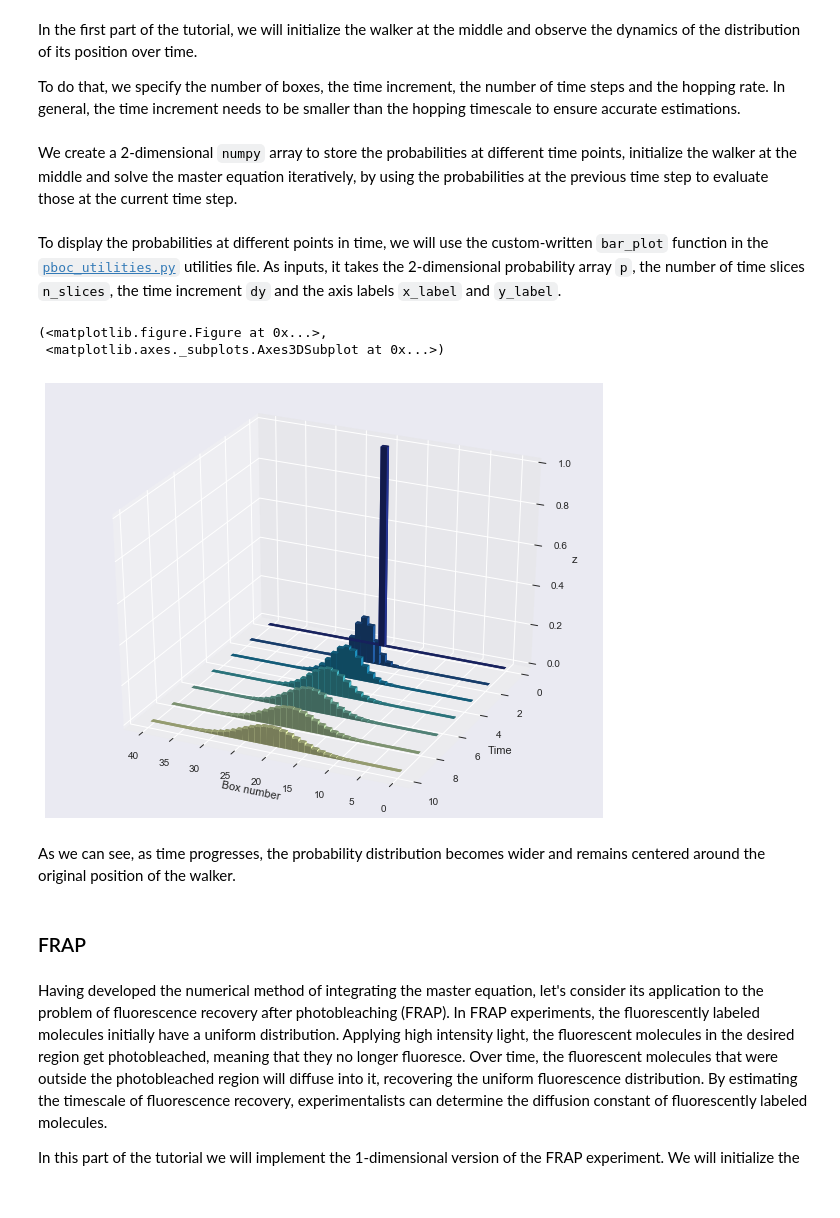
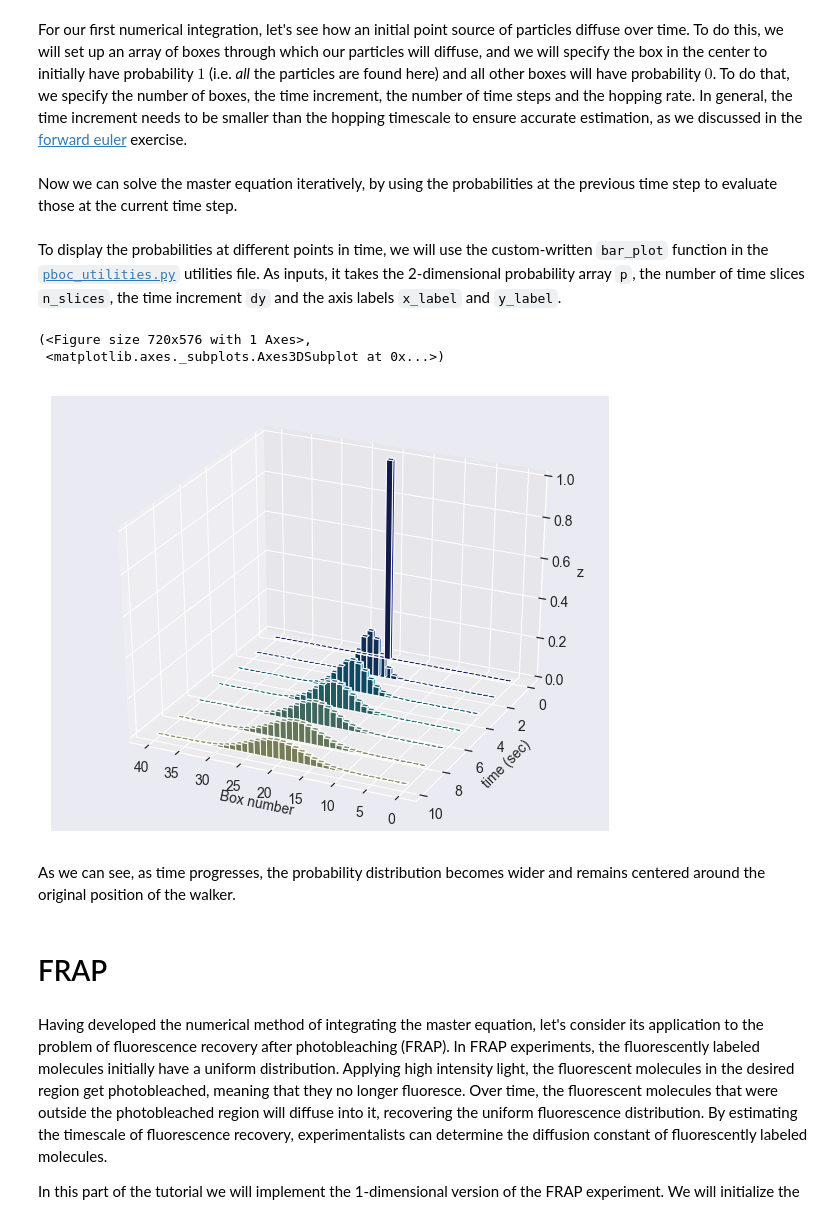
Before and after one commit to RPGroup-PBoC/be262, a Jupyter notebook: code/diffusion_1d_and_FRAP.ipynb, the cells around one changed output. Cells and saved outputs as stored; diff of their text form; code cells hidden in the pictures.

Commit message:
adding diffusion computational exercise to site

```diff
--- a/code/diffusion_1d_and_FRAP.ipynb
+++ b/code/diffusion_1d_and_FRAP.ipynb
@@ -27,8 +32,11 @@ import numpy as np
 import matplotlib.pyplot as plt
 %matplotlib inline
 
+# for nice plots
 import seaborn as sns
-sns.set()
+rc={'lines.linewidth': 2, 'axes.labelsize': 14, 'axes.titlesize': 14, \
+    'xtick.labelsize' : 14, 'ytick.labelsize' : 14}
+sns.set(rc=rc)
 
 # Import the utilities file
 import pboc_utilities as pboc
@@ -37,5 +45,3 @@ import pboc_utilities as pboc
 # %% [markdown]
-In the first part of the tutorial, we will initialize the walker at the middle and observe the dynamics of the distribution of its position over time.
-
-To do that, we specify the number of boxes, the time increment, the number of time steps and the hopping rate. In general, the time increment needs to be smaller than the hopping timescale to ensure accurate estimations.
+For our first numerical integration, let's see how an initial point source of particles diffuse over time. To do this, we will set up an array of boxes through which our particles will diffuse, and we will specify the box in the center to initially have probability $1$ (i.e. *all* the particles are found here) and all other boxes will have probability $0$. To do that, we specify the number of boxes, the time increment, the number of time steps and the hopping rate. In general, the time increment needs to be smaller than the hopping timescale to ensure accurate estimation, as we discussed in the [forward euler](forward_euler.ipynb) exercise.
 # %%
@@ -53,42 +68,32 @@ k = 1
 # %% [markdown]
-We create a 2-dimensional `numpy` array to store the probabilities at different time points, initialize the walker at the middle and solve the master equation iteratively, by using the probabilities at the previous time step to evaluate those at the current time step.
+Now we can solve the master equation iteratively, by using the probabilities at the previous time step to evaluate those at the current time step.
 # %%
-# Initialize the probability distribution
-p = np.zeros([n_boxes, n_steps])
+# loop through the number of steps
+for t in range(1, n_steps):
 
-# Initial position
-x0 = n_boxes // 2
+    # update probability array in the interior region
+    for n in range(1,n_boxes-1):
+        p[n,t] = p[n,t-1] + k*dt*p[n-1,t-1] + k*dt*p[n+1,t-1]  \
+                          - 2*k*dt*p[n,t-1]
 
-p[x0, 0] = 1
+    # update probability array for the left-most box
+    p[0,t] = p[0,t-1] + k*dt*p[1,t-1] - k*dt*p[0,t-1]
 
-# Boundary conditions
-# @ n = 0
-# @ n = n_boxes-1
-
-for t in range(n_steps - 1):
-
-    # Interior region
-    for n in range(1,n_boxes-1):
-        p[n,t+1] = p[n,t] + k*dt*p[n-1,t] + k*dt*p[n+1,t]  \
-                          - 2*k*dt*p[n,t]
-
-    # Boundary cases
-    p[0,t+1] = p[0,t] + k*dt*p[1,t] - k*dt*p[0,t]
-
-    # p[-1,t] chooses the last row and the t-th column
-    p[-1, t+1] = p[-1, t] + k*dt*p[-2,t] - k*dt*p[-1, t]
+    # update probability array for the right-msot box
+    # noteL p[-1,t] chooses the last row and the t-th column
+    p[-1, t] = p[-1, t-1] + k*dt*p[-2,t-1] - k*dt*p[-1, t-1]
 # %% [markdown]
 To display the probabilities at different points in time, we will use the custom-written `bar_plot` function in the [`pboc_utilities.py`](pboc_utilities.py) utilities file. As inputs, it takes the 2-dimensional probability array `p`, the number of time slices `n_slices`, the time increment `dy` and the axis labels `x_label` and `y_label`.
 # %%
-pboc.bar_plot(p, n_slices = 6, dy = dt, x_label='Box number', y_label='Time')
+pboc.bar_plot(p, n_slices = 6, dy = dt, x_label='Box number', y_label='time (sec)')
 # %% [output]
-(<matplotlib.figure.Figure at 0x...>,
+(<Figure size 720x576 with 1 Axes>,
  <matplotlib.axes._subplots.Axes3DSubplot at 0x...>)
-[figure, old version]
+[figure, new version]
 # %% [markdown]
 As we can see, as time progresses, the probability distribution becomes wider and remains centered around the original position of the walker.
 # %% [markdown]
-### FRAP
+# FRAP
 # %% [markdown]
 Having developed the numerical method of integrating the master equation, let's consider its application to the problem of fluorescence recovery after photobleaching (FRAP). In FRAP experiments, the fluorescently labeled molecules initially have a uniform distribution. Applying high intensity light, the fluorescent molecules in the desired region get photobleached, meaning that they no longer fluoresce. Over time, the fluorescent molecules that were outside the photobleached region will diffuse into it, recovering the uniform fluorescence distribution. By estimating the timescale of fluorescence recovery, experimentalists can determine the diffusion constant of fluorescently labeled molecules.
 
```
Also changed, not shown: parts of 8 cells of this notebook, 5 other files.
